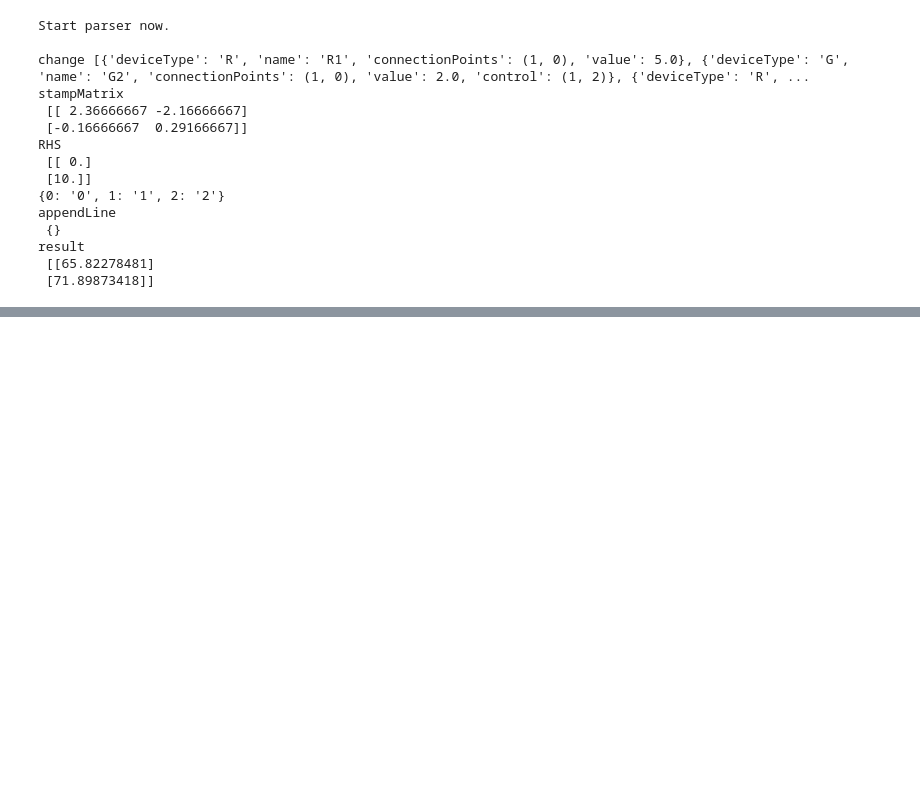
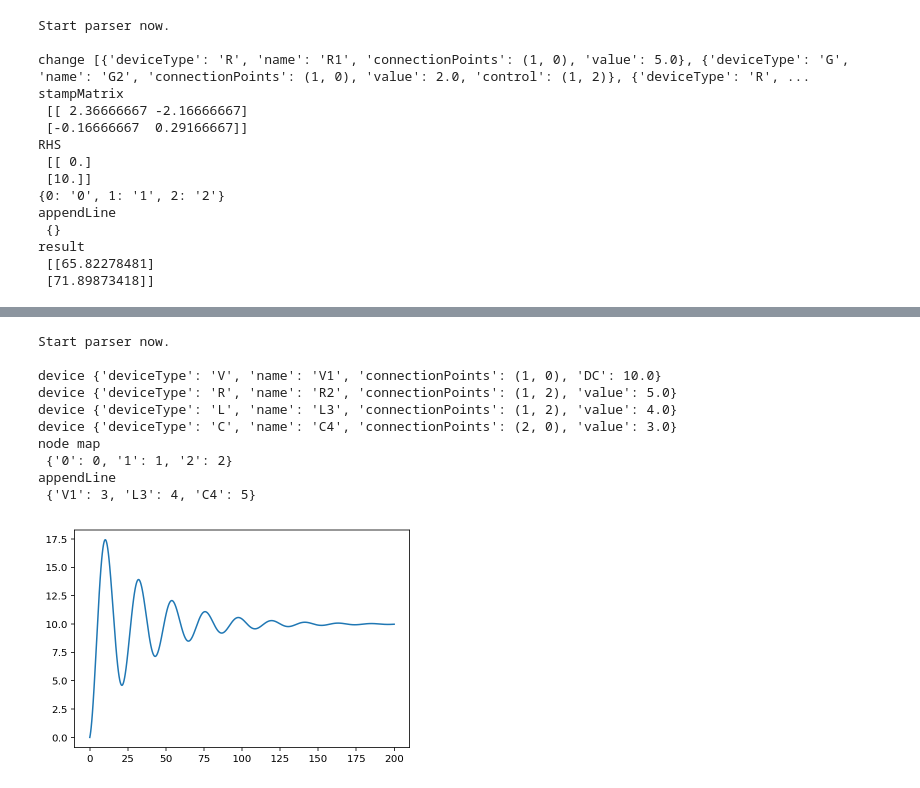
Before and after one commit to GaryYuyjl/EDAproject, a Jupyter notebook: 未命名.ipynb, the cells around one changed output, grey strips where cells are left out. Drawn from its saved outputs; the diff is of its cells as text; code cells hidden in the pictures; blank space fills up the shorter version.

```diff
--- a/未命名.ipynb
+++ b/未命名.ipynb
@@ -117,0 +154,30 @@ node map
+# %%
+#test
+netlist = """
+*netlist example 1
+V1 1 0 10
+R2 1 2 5
+L3 1 2 4
+C4 2 0 3
+.end
+"""
+
+from Spice import Spice
+mySpice = Spice()
+mySpice.parse(netlist)
+mySpice.solveTran(method='FE', step=0.1, stop = 2000)
+#mySpice.startGUI()
+%config InlineBackend.figure_format = 'retina'
+%matplotlib inline
+# %% [output]
+Start parser now.
+
+device {'deviceType': 'V', 'name': 'V1', 'connectionPoints': (1, 0), 'DC': 10.0}
+device {'deviceType': 'R', 'name': 'R2', 'connectionPoints': (1, 2), 'value': 5.0}
+device {'deviceType': 'L', 'name': 'L3', 'connectionPoints': (1, 2), 'value': 4.0}
+device {'deviceType': 'C', 'name': 'C4', 'connectionPoints': (2, 0), 'value': 3.0}
+node map
+ {'0': 0, '1': 1, '2': 2}
+appendLine
+ {'V1': 3, 'L3': 4, 'C4': 5}
+[figure, added]
```
Also changed, not shown: parts of 4 cells of this notebook, 3 other files.
